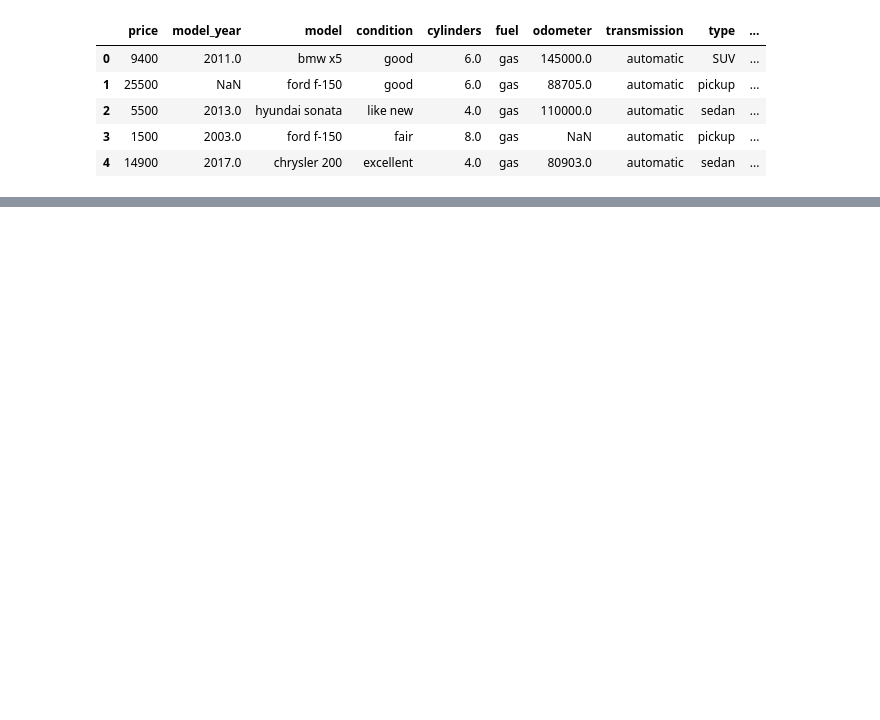
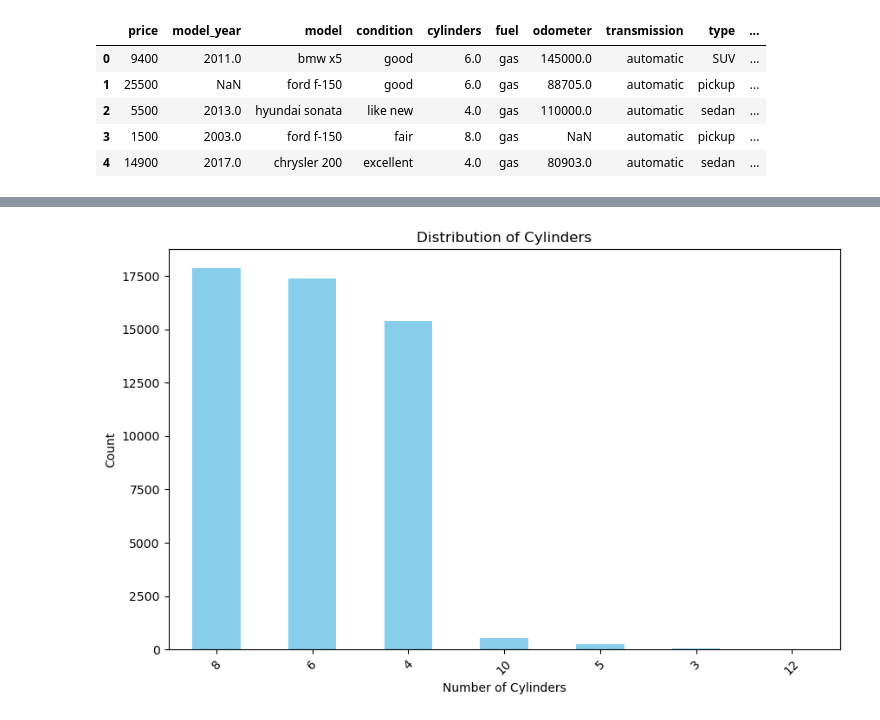
Before and after one commit to Ajlaaa12/software-development-project, a Jupyter notebook: notebooks/EDA.ipynb, the cells around one changed output, grey strips where cells are left out. Cells and saved outputs as stored; diff of their text form; code cells hidden in the pictures; blank space fills up the shorter version.

```diff
--- a/notebooks/EDA.ipynb
+++ b/notebooks/EDA.ipynb
@@ -50,0 +99,2 @@ vehicles_us.describe()
+# %%
+vehicles_us['model_year'] = vehicles_us['model_year'].astype(int)
@@ -50,0 +109,4 @@ vehicles_us.describe()
+# %%
+vehicles_us['odometer'] = vehicles_us['odometer'].fillna(vehicles_us.groupby('model_year')['odometer'].transform('median'))
+vehicles_us['odometer'] = vehicles_us['odometer'].fillna(vehicles_us.groupby('condition')['odometer'].transform('median'))
+vehicles_us['odometer'] = vehicles_us['odometer'].fillna(vehicles_us['odometer'].median())
@@ -50,0 +121,6 @@ vehicles_us.describe()
+# %%
+vehicles_us['cylinders'] = vehicles_us['cylinders'].fillna(vehicles_us.groupby('type')['cylinders'].transform('median'))
+vehicles_us['cylinders'] = vehicles_us['cylinders'].fillna(vehicles_us.groupby('model')['cylinders'].transform('median'))
+vehicles_us['cylinders'] = vehicles_us['cylinders'].fillna(vehicles_us['cylinders'].median())
+# %%
+vehicles_us['cylinders'] = vehicles_us['cylinders'].astype('Int64')
@@ -67,0 +207,10 @@ dtype: int64
+# %%
+plt.figure(figsize=(10,6))
+vehicles_us['cylinders'].value_counts().plot(kind='bar', color='skyblue')
+plt.title('Distribution of Cylinders')
+plt.xlabel('Number of Cylinders')
+plt.ylabel('Count')
+plt.xticks(rotation=45)
+plt.show()
+# %% [output]
+[figure, added]
```
Also changed, not shown: parts of 21 cells of this notebook.
